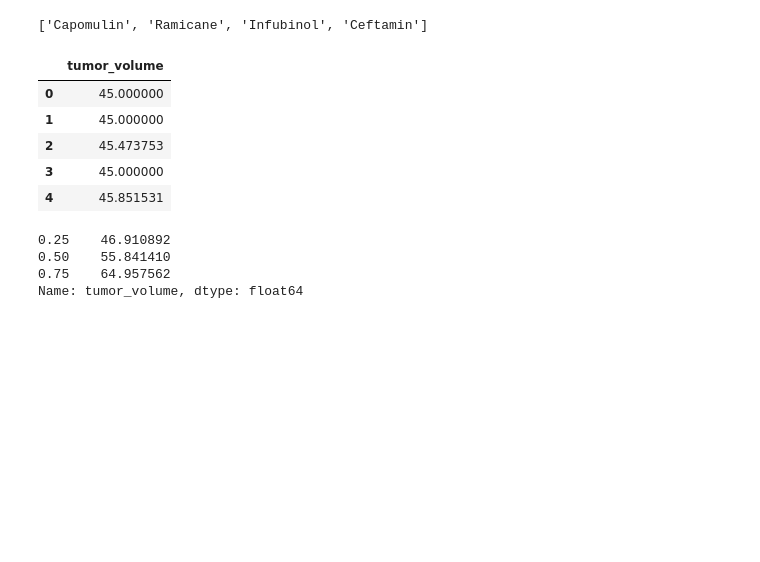
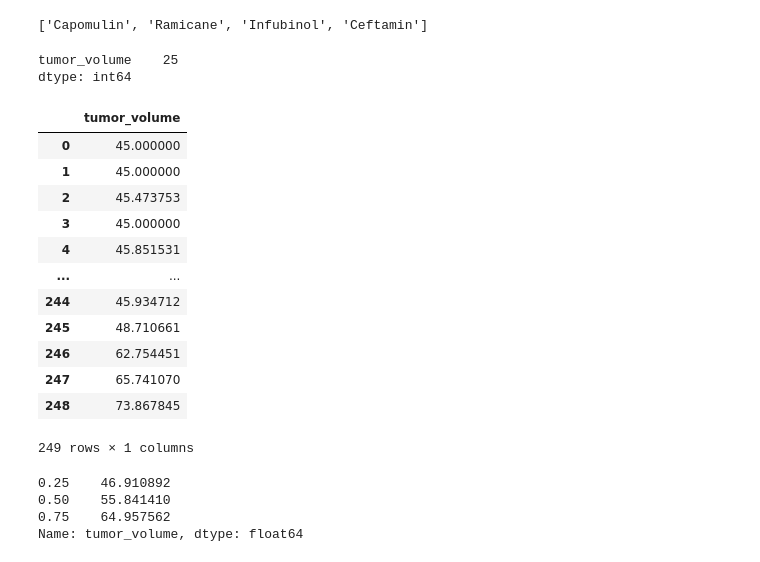
Before and after one commit to usa4148/the-power-of-plots, a Jupyter notebook: pymaceuticals_starter.ipynb, the cells around one changed output. Cells and saved outputs as stored; diff of their text form; code cells hidden in the pictures; blank space fills up the shorter version.

```diff
--- a/pymaceuticals_starter.ipynb
+++ b/pymaceuticals_starter.ipynb
@@ -267,20 +267,39 @@ treatments = ['Capomulin', 'Ramicane', 'Infubinol', 'Ceftamin']
 treatments
 # %% [output]
 ['Capomulin', 'Ramicane', 'Infubinol', 'Ceftamin']
+# %%
+# Create empty list to fill with tumor vol data (for plotting)
+
+#for drug in treatments
+cap_tumorvol = tvlt_df.loc[tvlt_df['drug_regimen'] == 'Capomulin',['tumor_volume']]
+ram_tumorvol = tvlt_df.loc[tvlt_df['drug_regimen'] == 'Ramicane',['tumor_volume']]
+inf_tumorvol = tvlt_df.loc[tvlt_df['drug_regimen'] == 'Infubinol',['tumor_volume']]
+cef_tumorvol = tvlt_df.loc[tvlt_df['drug_regimen'] == 'Ceftamin',['tumor_volume']]
+#ram_tumorvol = np.arange(0,len(tvlt_df[]))
+#inf_tumorvol
+#cef_tumorvol
+cef_tumorvol.count()
+# %% [output]
+tumor_volume    25
+dtype: int64
 # %%
-# Create empty list to fill with tumor vol data (for plotting)
-tumorvol = []
-
 # Calculate the IQR and quantitatively determine if there are any potential outliers.
 tumorvol_df = tvlt_df[['tumor_volume']]
-tumorvol_df.head()
+tumorvol_df
 # %% [output]
 |  | tumor_volume |
 | 0 | 45.000000 |
 | 1 | 45.000000 |
 | 2 | 45.473753 |
 | 3 | 45.000000 |
 | 4 | 45.851531 |
+| ... | ... |
+| 244 | 45.934712 |
+| 245 | 48.710661 |
+| 246 | 62.754451 |
+| 247 | 65.741070 |
+| 248 | 73.867845 |
+249 rows × 1 columns
 # %%
 tumorvol = tumorvol_df['tumor_volume']
 quartiles = tumorvol.quantile([.25,.5,.75])
```
Also changed, not shown: parts of 2 cells of this notebook.
